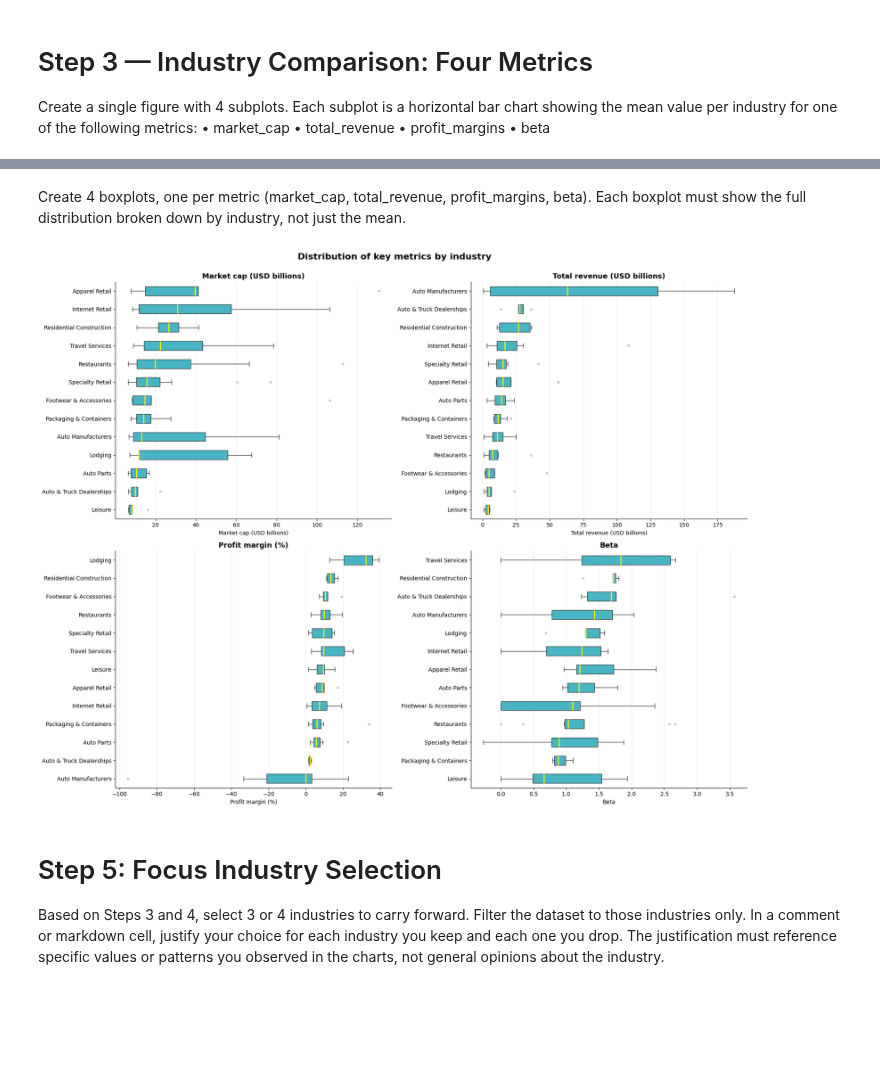
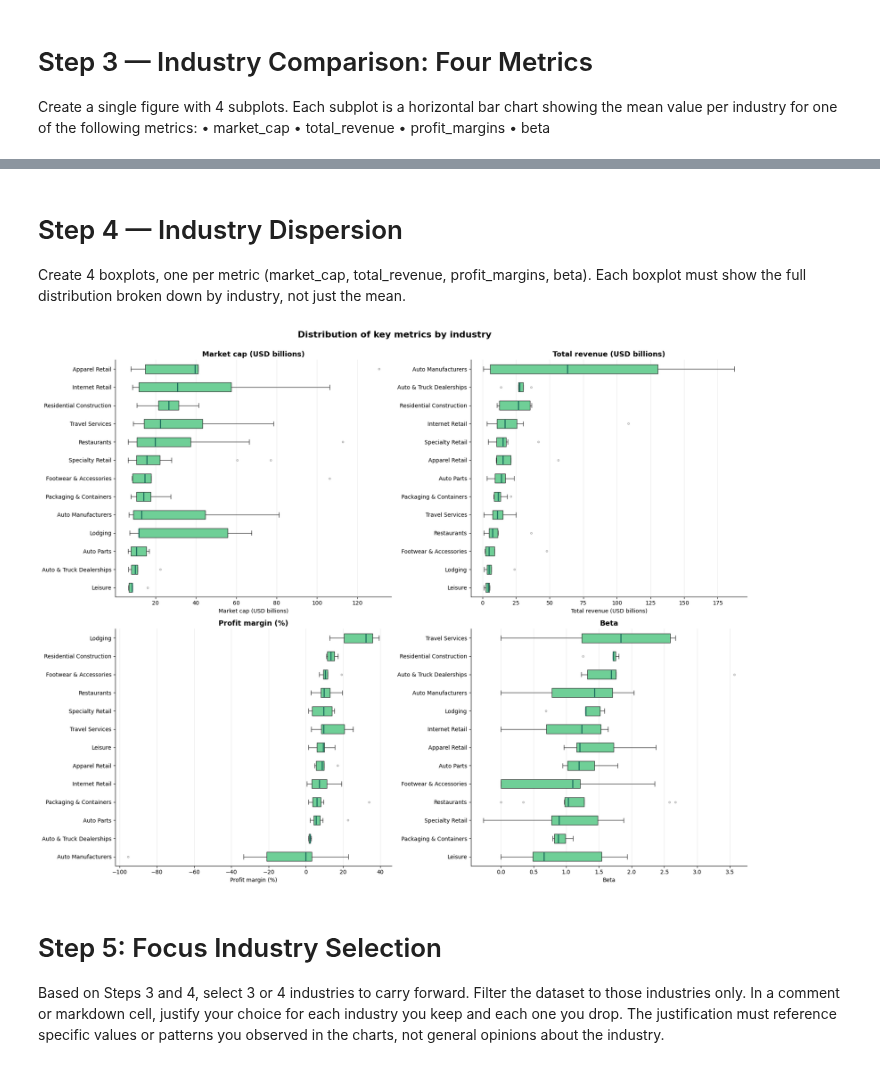
Before and after one commit to TheChris00/ChristianBDA2026, a Jupyter notebook: Homework/Homework1.ipynb, the cells around one changed output, grey strips where cells are left out. Drawn from its saved outputs; the diff is of its cells as text; code cells hidden in the pictures; blank space fills up the shorter version.

```diff
--- a/Homework/Homework1.ipynb
+++ b/Homework/Homework1.ipynb
@@ -311,4 +311,5 @@ plt.show()
 # %% [markdown]
+# Step 4  — Industry Dispersion
 Create 4 boxplots, one per metric (market_cap, total_revenue, profit_margins, beta).
 Each boxplot must show the full distribution broken down by industry, not just the mean.
 # %%
@@ -359,36 +360,36 @@ for ax, (col, label) in zip(axes, metrics):
     )
 
     # List of arrays: one per industry
     data = [
         box_df.loc[box_df['industry'] == ind, col].values
         for ind in industry_order
     ]
 
     # Boxplot
     ax.boxplot(
         data,
         tick_labels=industry_order,
         vert=False,
         patch_artist=True,
-        boxprops={"facecolor": "#48b5c4", "edgecolor": "#333333"},
-        medianprops={"color": "#f4f100", "linewidth": 2},
+        boxprops={"facecolor": "#6FCF97", "edgecolor": "#333333"},
+        medianprops={"color": "#1F6F5F", "linewidth": 2},
         whiskerprops={"color": "#333333"},
         capprops={"color": "#333333"},
         flierprops={"marker": "o", "markersize": 3, "alpha": 0.35}
     )
 
     ax.set_title(label, fontsize=13)
     ax.set_xlabel(label)
     ax.grid(axis="x", alpha=0.25)
     ax.spines["top"].set_visible(False)
     ax.spines["right"].set_visible(False)
 
 fig.suptitle("Distribution of key metrics by industry",
              fontsize=16, fontweight="bold", y=1.00)
 plt.tight_layout()
 plt.show()
 # %% [output]
-[figure, old version]
+[figure, new version]
 # %% [markdown]
 # Step 5: Focus Industry Selection
 
```
Also changed, not shown: parts of 6 cells of this notebook, 1 other file.
